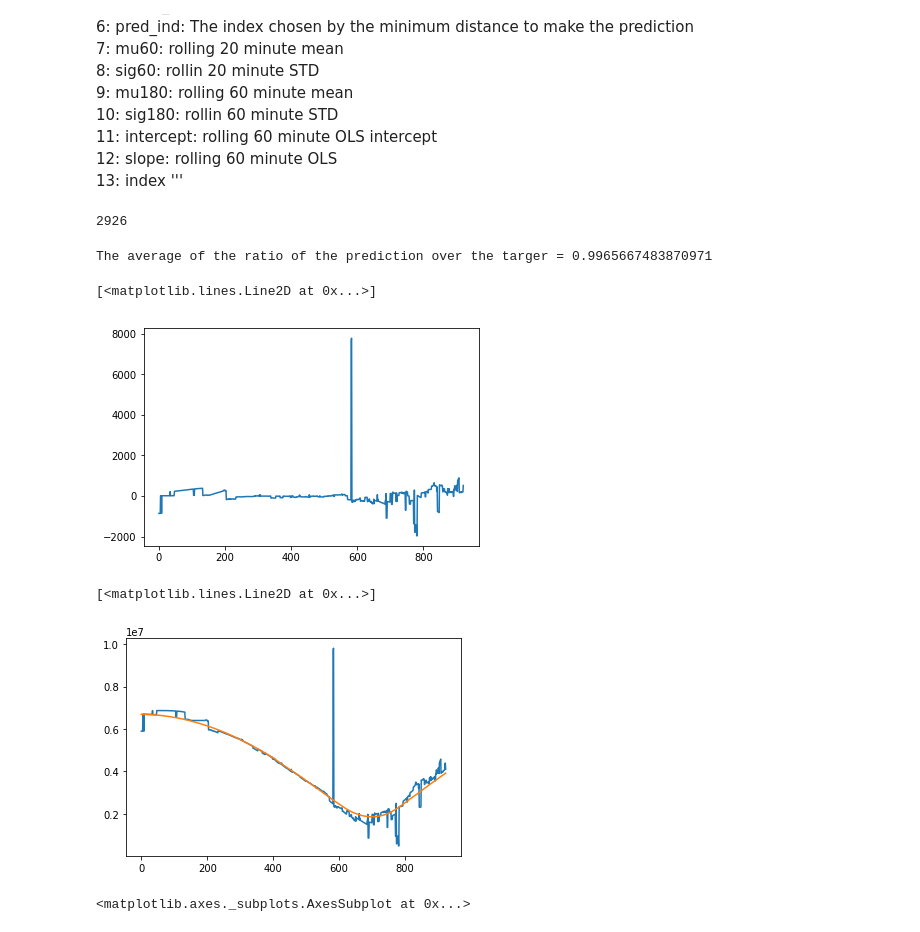
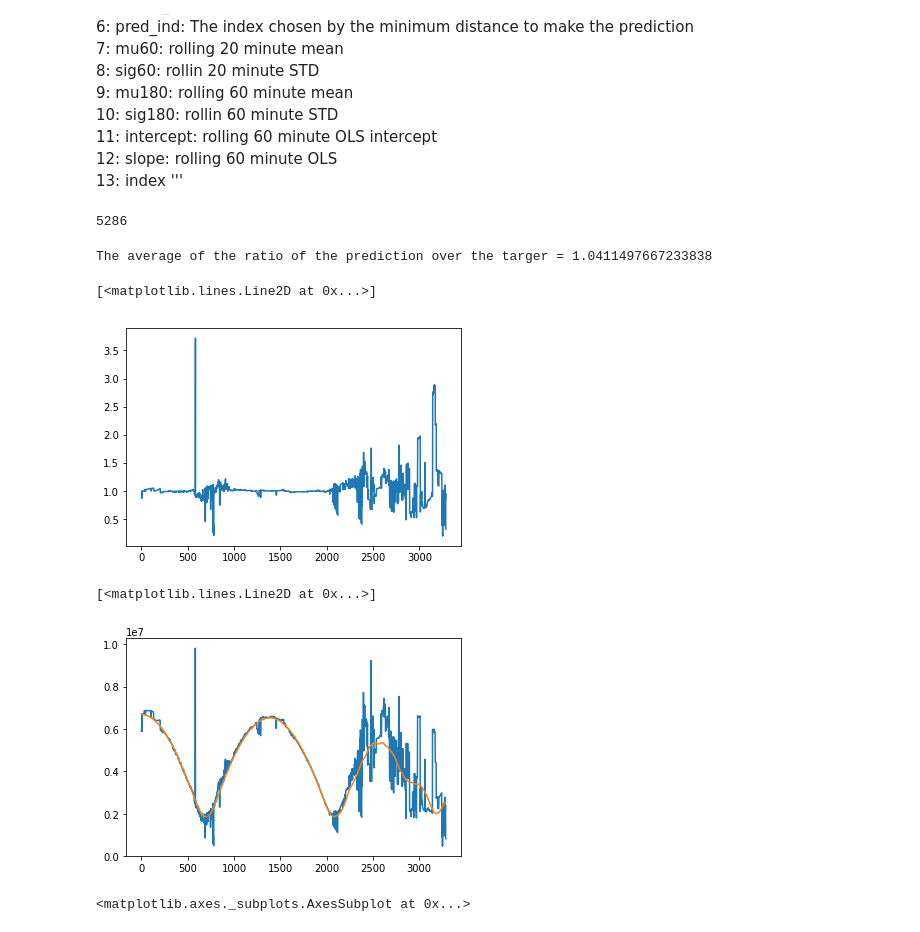
Before and after one commit to ianjoyce/Solar-Prediction, a Jupyter notebook: fastDTW Solar Prediction.ipynb, the cells around one changed output. Cells and saved outputs as stored; diff of their text form; code cells hidden in the pictures.

```diff
--- a/fastDTW Solar Prediction.ipynb
+++ b/fastDTW Solar Prediction.ipynb
@@ -272,7 +272,7 @@ d[180:,12] = d[180:,12] - min(d[180:,12])
 
 # begin prediction
 
-for index in range(2926,10000):
+for index in range(5286,10000):
     # Select the startpoint
 
     # find the synthetic features at that point in time
@@ -362,21 +362,21 @@ for index in range(2926,10000):
 # %%
 index
 # %% [output]
-2926
+5286
 # %%
-# the ratio of the prediction to the ground truth
+# the average ratio of the prediction to the ground truth
 
 print( 'The average of the ratio of the prediction over the targer = '
       + str(sum((d[2000:index,3] / d[2000:index,4]))/ len((d[2000:index,3]))))
 # %% [output]
-The average of the ratio of the prediction over the targer = 0.9965667483870971
+The average of the ratio of the prediction over the targer = 1.0411497667233838
 # %%
 # the ratio of the prediction to the ground truth ploted over the predictions
 
-plot(((d[2000:index,3] - d[2000:index,4])) / len((d[2000:index,3])))
+plot(((d[2000:index,3] / d[2000:index,4])))
 # %% [output]
 [<matplotlib.lines.Line2D at 0x...>]
-[figure, old version]
+[figure, new version]
 # %%
 # Plot the predictions over the targets
 
@@ -384,7 +384,7 @@ plot(d[2000:index,3])
 plot(d[2000:index,4])
 # %% [output]
 [<matplotlib.lines.Line2D at 0x...>]
-[figure, old version]
+[figure, new version]
 # %%
 data['v4'].iloc[2000:10000].plot(label = 'Target' , style='o', alpha = 0.1, figsize=(20,10))
 #data['v4'].iloc[523088:525088].plot(label = 'Target' , style='r--', figsize=(20,10))
```
